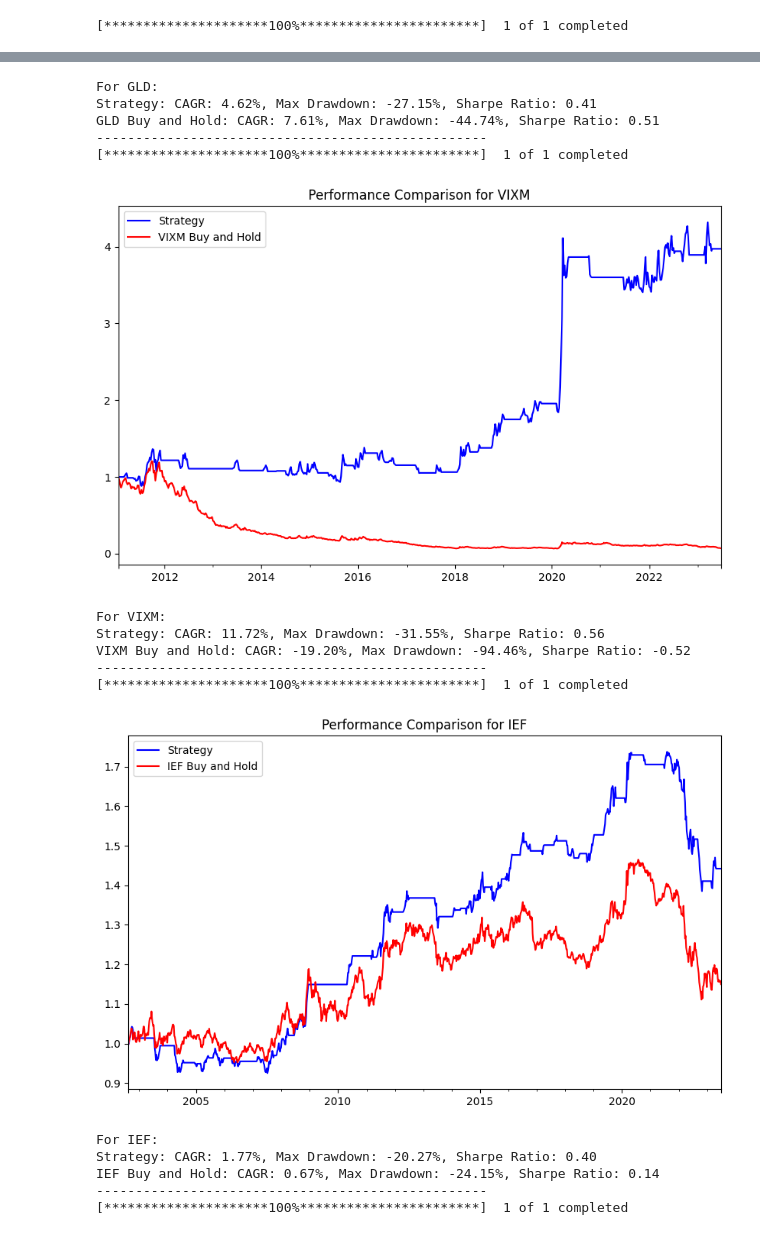
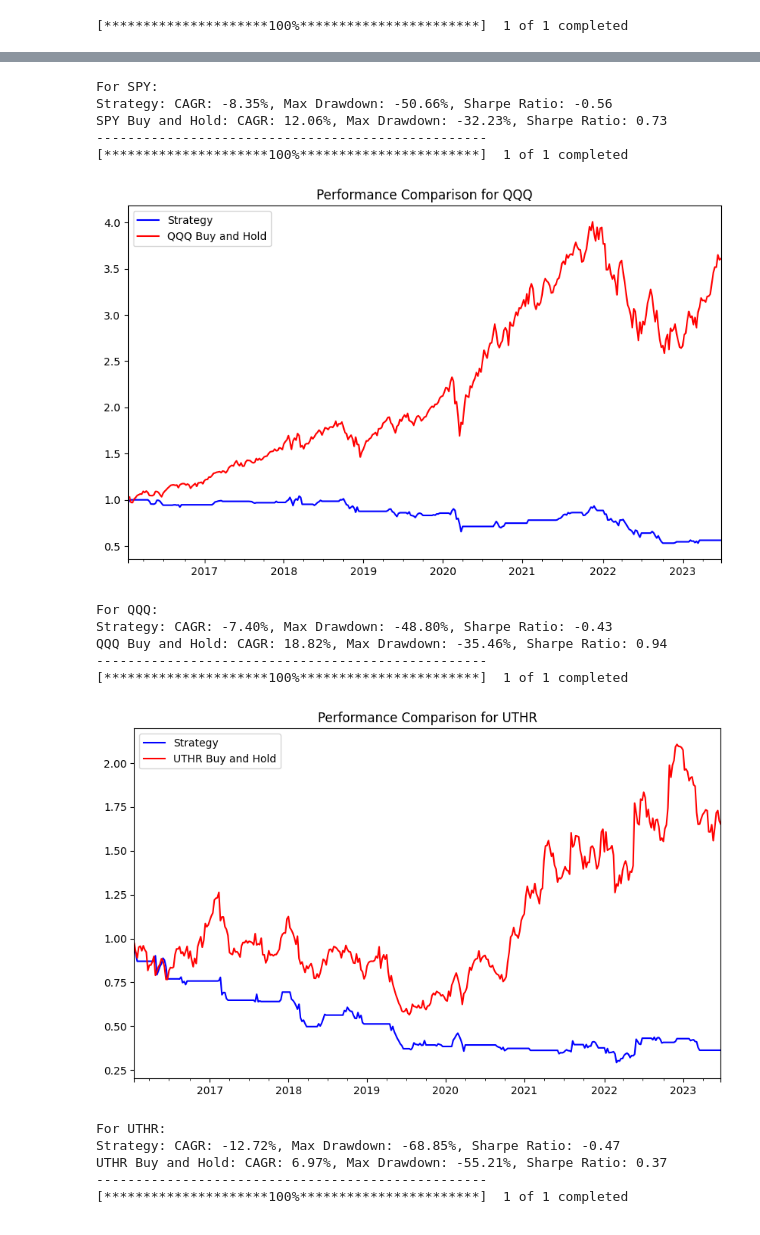
Before and after one commit to dkn-maida/farscape-investment, a Jupyter notebook: usa/nfci.ipynb, the cells around one changed output, grey strips where cells are left out. Cells and saved outputs as stored; diff of their text form; code cells hidden in the pictures.

```diff
--- a/usa/nfci.ipynb
+++ b/usa/nfci.ipynb
@@ -10,11 +10,11 @@ nfci_data['date'] = pd.to_datetime(nfci_data['DATE'])
 nfci_data.set_index('date', inplace=True)
 nfci_data['nfci_sma_14'] = nfci_data['NFCI'].rolling(window=2).mean()  # Corrected window size
 
-tickers = ['IJJ', 'SPY', 'BTC-USD', 'QQQ', 'UTHR', 'EWZ', 'EWP', 'EWJ', 'EWZ']  # Added BTC-USD for Bitcoin
+tickers = ['SPY','QQQ','UTHR','IJJ', 'SH']  # Added BTC-USD for Bitcoin
 
 for ticker in tickers:
     # Download data for the ticker
-    stock_data = yf.download(ticker, start=nfci_data.index.min(), end=nfci_data.index.max())
+    stock_data = yf.download(ticker, start='2016-01-01', end=nfci_data.index.max())
     stock_data = stock_data[['Close']].resample("W-FRI").last()
 
     # Merge the two dataframes
@@ -110,20 +107,20 @@ import matplotlib.pyplot as plt
 nfci_data = pd.read_csv('nfci.csv')
 nfci_data['date'] = pd.to_datetime(nfci_data['DATE'])
 nfci_data.set_index('date', inplace=True)
-nfci_data['nfci_sma_14'] = nfci_data['NFCI'].rolling(window=14).mean()  # Corrected window size
+nfci_data['nfci_sma_14'] = nfci_data['NFCI'].rolling(window=2).mean()  # Corrected window size
 
-tickers = ['GLD', 'VIXM', 'IEF', 'SH', 'TLT', 'TAIL','VXX','UVXY', 'BSWN']  # Added BTC-USD for Bitcoin
+tickers = ['SPY','QQQ','UTHR','IJJ', 'SH']  # Added BTC-USD for Bitcoin
 
 for ticker in tickers:
     # Download data for the ticker
-    stock_data = yf.download(ticker, start=nfci_data.index.min(), end=nfci_data.index.max())
+    stock_data = yf.download(ticker, start='2016-01-01', end=nfci_data.index.max())
     stock_data = stock_data[['Close']].resample("W-FRI").last()
 
     # Merge the two dataframes
     data = stock_data.join(nfci_data, how='inner')
 
     # Create a signal
-    data['signal'] = np.where(data['NFCI'] > data['nfci_sma_14'], 1, 0)
+    data['signal'] = np.where(data['NFCI'] >= data['nfci_sma_14'], 1, 0)
 
     # Calculate strategy returns
     data['strategy_returns'] = data['Close'].shift(1).pct_change() * data['signal']
@@ -174,17 +171,17 @@ for ticker in tickers:
-For GLD:
-Strategy: CAGR: 4.62%, Max Drawdown: -27.15%, Sharpe Ratio: 0.41
-GLD Buy and Hold: CAGR: 7.61%, Max Drawdown: -44.74%, Sharpe Ratio: 0.51
+For SPY:
+Strategy: CAGR: -8.35%, Max Drawdown: -50.66%, Sharpe Ratio: -0.56
+SPY Buy and Hold: CAGR: 12.06%, Max Drawdown: -32.23%, Sharpe Ratio: 0.73
 --------------------------------------------------
 [*********************100%***********************]  1 of 1 completed
-[figure, old version]
+[figure, new version]
-For VIXM:
-Strategy: CAGR: 11.72%, Max Drawdown: -31.55%, Sharpe Ratio: 0.56
-VIXM Buy and Hold: CAGR: -19.20%, Max Drawdown: -94.46%, Sharpe Ratio: -0.52
+For QQQ:
+Strategy: CAGR: -7.40%, Max Drawdown: -48.80%, Sharpe Ratio: -0.43
+QQQ Buy and Hold: CAGR: 18.82%, Max Drawdown: -35.46%, Sharpe Ratio: 0.94
 --------------------------------------------------
 [*********************100%***********************]  1 of 1 completed
-[figure, old version]
+[figure, new version]
-For IEF:
-Strategy: CAGR: 1.77%, Max Drawdown: -20.27%, Sharpe Ratio: 0.40
-IEF Buy and Hold: CAGR: 0.67%, Max Drawdown: -24.15%, Sharpe Ratio: 0.14
+For UTHR:
+Strategy: CAGR: -12.72%, Max Drawdown: -68.85%, Sharpe Ratio: -0.47
+UTHR Buy and Hold: CAGR: 6.97%, Max Drawdown: -55.21%, Sharpe Ratio: 0.37
 --------------------------------------------------
 [*********************100%***********************]  1 of 1 completed
```
Also changed, not shown: parts of 5 cells of this notebook, 33 other files.
